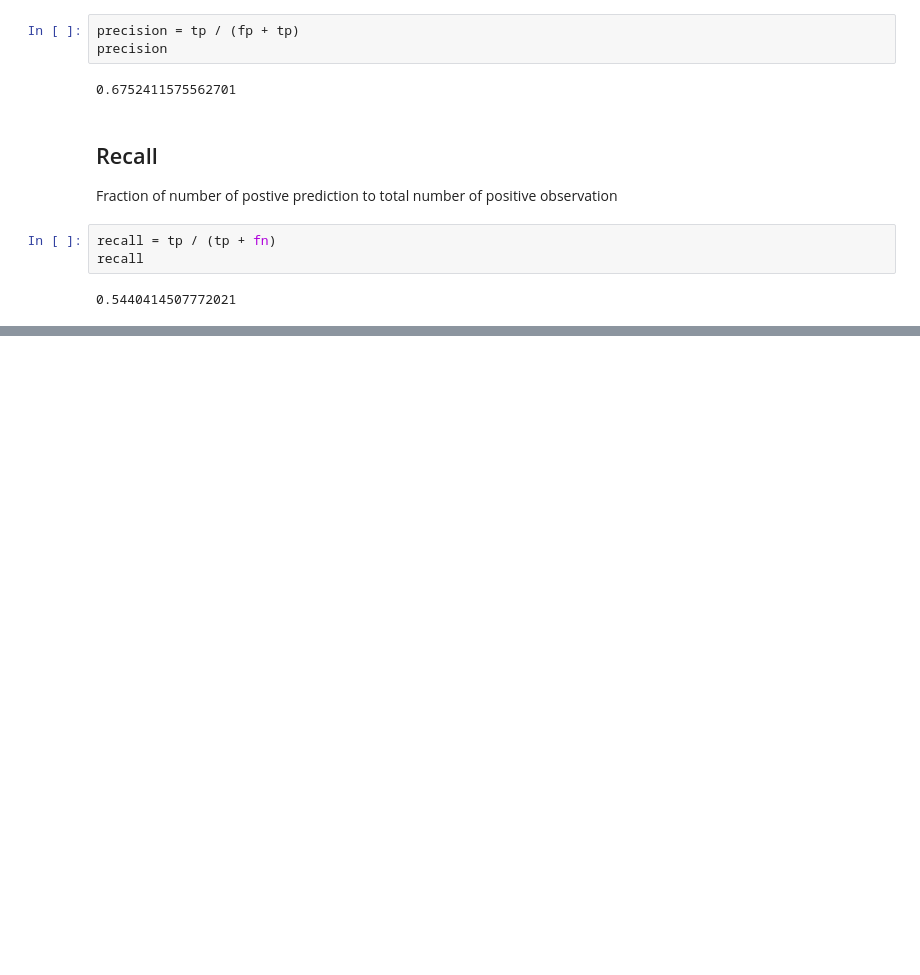
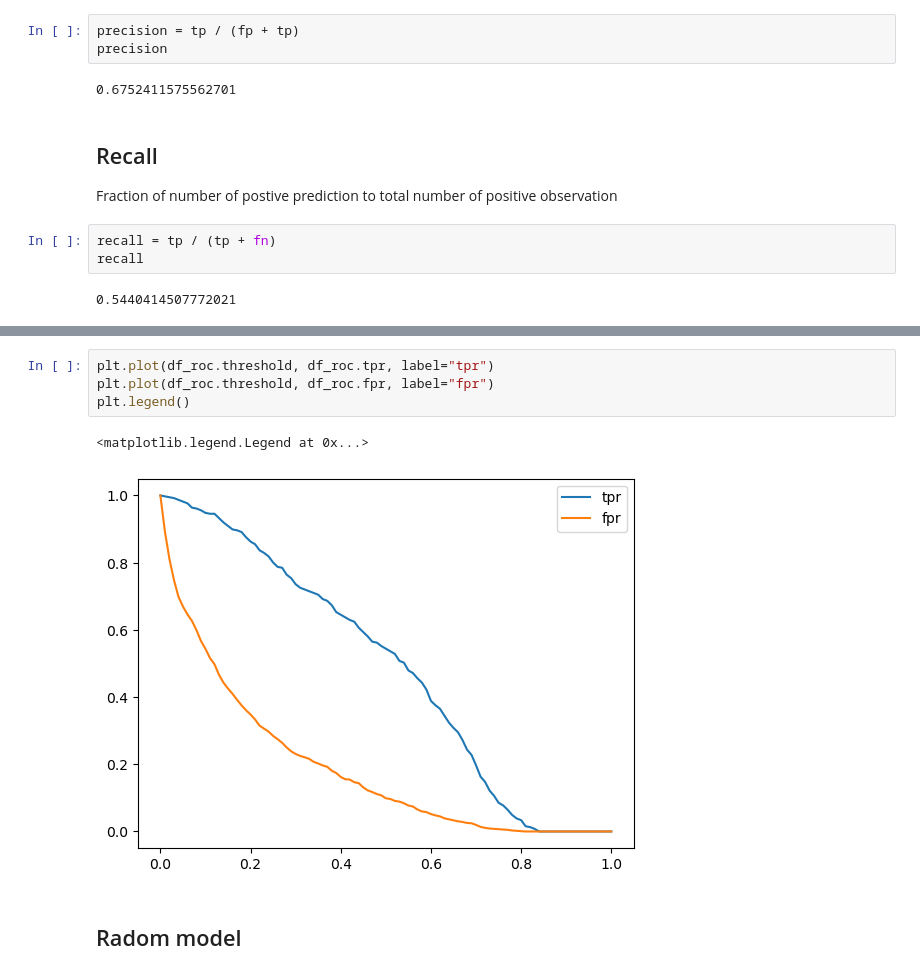
Before and after one commit to alabamustapha/ml-zoomcamp-2023, a Jupyter notebook: Evaluation Metrics/Evaluation metric: Churn Prediction.ipynb, the cells around one changed output, grey strips where cells are left out. Cells and saved outputs as stored; diff of their text form; blank space fills up the shorter version.

Commit message:
random model

```diff
--- a/Evaluation Metrics/Evaluation metric: Churn Prediction.ipynb
+++ b/Evaluation Metrics/Evaluation metric: Churn Prediction.ipynb
@@ -631,0 +629,9 @@ plt.plot(df_roc.threshold, df_roc.fpr, legend="fpr")
+# %%
+plt.plot(df_roc.threshold, df_roc.tpr, label="tpr")
+plt.plot(df_roc.threshold, df_roc.fpr, label="fpr")
+plt.legend()
+# %% [output]
+<matplotlib.legend.Legend at 0x...>
+[figure, added]
+# %% [markdown]
+## Radom model
```
Also changed, not shown: parts of 10 cells of this notebook.
